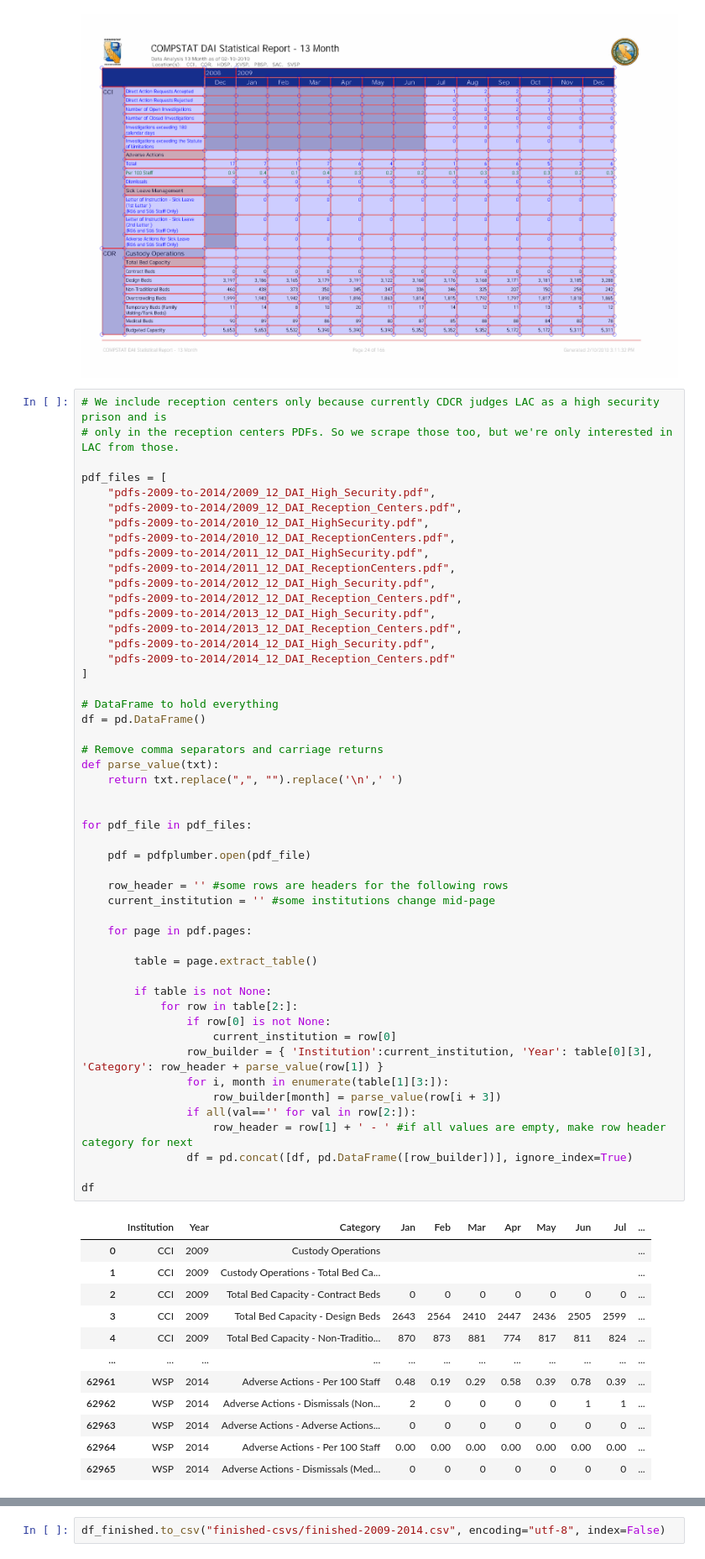
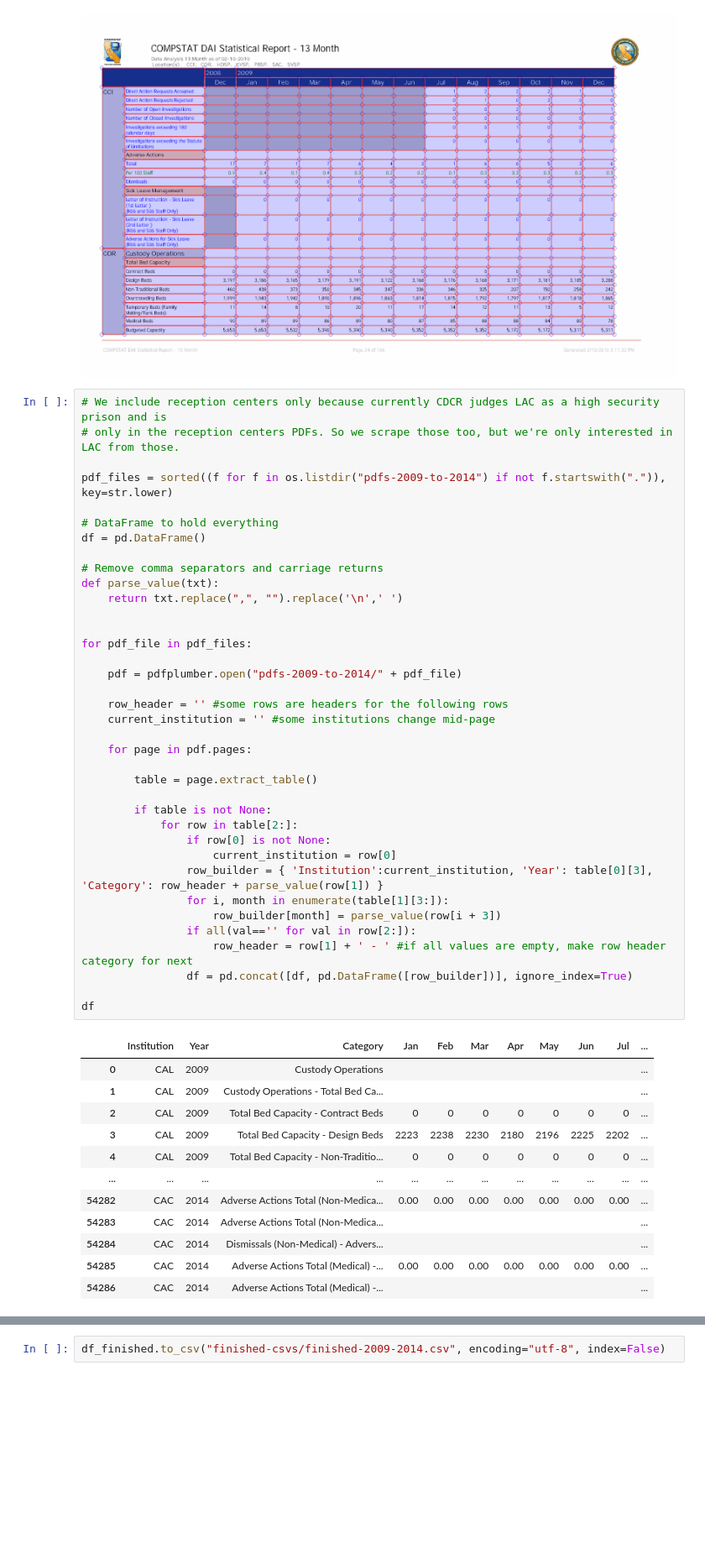
Before and after one commit to jrue/CDCR-Use-Of-Force-2009-2023, a Jupyter notebook: scrape-pdf-2009-2014.ipynb, the cells around one changed output, grey strips where cells are left out. Shown: that part at 84% size. Cells and saved outputs as stored; diff of their text form; blank space fills up the shorter version.

```diff
--- a/scrape-pdf-2009-2014.ipynb
+++ b/scrape-pdf-2009-2014.ipynb
@@ -19,62 +20,49 @@ image.reset().debug_tablefinder()
 # We include reception centers only because currently CDCR judges LAC as a high security prison and is
 # only in the reception centers PDFs. So we scrape those too, but we're only interested in LAC from those.
 
-pdf_files = [
-    "pdfs-2009-to-2014/2009_12_DAI_High_Security.pdf",
-    "pdfs-2009-to-2014/2009_12_DAI_Reception_Centers.pdf",
-    "pdfs-2009-to-2014/2010_12_DAI_HighSecurity.pdf",
-    "pdfs-2009-to-2014/2010_12_DAI_ReceptionCenters.pdf",
-    "pdfs-2009-to-2014/2011_12_DAI_HighSecurity.pdf",
-    "pdfs-2009-to-2014/2011_12_DAI_ReceptionCenters.pdf",
-    "pdfs-2009-to-2014/2012_12_DAI_High_Security.pdf",
-    "pdfs-2009-to-2014/2012_12_DAI_Reception_Centers.pdf",
-    "pdfs-2009-to-2014/2013_12_DAI_High_Security.pdf",
-    "pdfs-2009-to-2014/2013_12_DAI_Reception_Centers.pdf",
-    "pdfs-2009-to-2014/2014_12_DAI_High_Security.pdf",
-    "pdfs-2009-to-2014/2014_12_DAI_Reception_Centers.pdf"
-]
+pdf_files = sorted((f for f in os.listdir("pdfs-2009-to-2014") if not f.startswith(".")), key=str.lower)
 
 # DataFrame to hold everything
 df = pd.DataFrame()
 
 # Remove comma separators and carriage returns
 def parse_value(txt):
     return txt.replace(",", "").replace('\n',' ')
 
 
 for pdf_file in pdf_files:
 
-    pdf = pdfplumber.open(pdf_file)
+    pdf = pdfplumber.open("pdfs-2009-to-2014/" + pdf_file)
 
     row_header = '' #some rows are headers for the following rows
     current_institution = '' #some institutions change mid-page
 
     for page in pdf.pages:
 
         table = page.extract_table()
 
         if table is not None:
             for row in table[2:]:
                 if row[0] is not None:
                     current_institution = row[0]
                 row_builder = { 'Institution':current_institution, 'Year': table[0][3], 'Category': row_header + parse_value(row[1]) }
                 for i, month in enumerate(table[1][3:]):
                     row_builder[month] = parse_value(row[i + 3])
                 if all(val=='' for val in row[2:]):
                     row_header = row[1] + ' - ' #if all values are empty, make row header category for next
                 df = pd.concat([df, pd.DataFrame([row_builder])], ignore_index=True)
 
 df
 # %% [output]
 |  | Institution | Year | Category | Jan | Feb | Mar | Apr | May | Jun | Jul | ... |
-| 0 | CCI | 2009 | Custody Operations |  |  |  |  |  |  |  | ... |
-| 1 | CCI | 2009 | Custody Operations - Total Bed Ca... |  |  |  |  |  |  |  | ... |
-| 2 | CCI | 2009 | Total Bed Capacity - Contract Beds | 0 | 0 | 0 | 0 | 0 | 0 | 0 | ... |
-| 3 | CCI | 2009 | Total Bed Capacity - Design Beds | 2643 | 2564 | 2410 | 2447 | 2436 | 2505 | 2599 | ... |
-| 4 | CCI | 2009 | Total Bed Capacity - Non-Traditio... | 870 | 873 | 881 | 774 | 817 | 811 | 824 | ... |
+| 0 | CAL | 2009 | Custody Operations |  |  |  |  |  |  |  | ... |
+| 1 | CAL | 2009 | Custody Operations - Total Bed Ca... |  |  |  |  |  |  |  | ... |
+| 2 | CAL | 2009 | Total Bed Capacity - Contract Beds | 0 | 0 | 0 | 0 | 0 | 0 | 0 | ... |
+| 3 | CAL | 2009 | Total Bed Capacity - Design Beds | 2223 | 2238 | 2230 | 2180 | 2196 | 2225 | 2202 | ... |
+| 4 | CAL | 2009 | Total Bed Capacity - Non-Traditio... | 0 | 0 | 0 | 0 | 0 | 0 | 0 | ... |
 | ... | ... | ... | ... | ... | ... | ... | ... | ... | ... | ... | ... |
-| 62961 | WSP | 2014 | Adverse Actions - Per 100 Staff | 0.48 | 0.19 | 0.29 | 0.58 | 0.39 | 0.78 | 0.39 | ... |
-| 62962 | WSP | 2014 | Adverse Actions - Dismissals (Non... | 2 | 0 | 0 | 0 | 0 | 1 | 1 | ... |
-| 62963 | WSP | 2014 | Adverse Actions - Adverse Actions... | 0 | 0 | 0 | 0 | 0 | 0 | 0 | ... |
-| 62964 | WSP | 2014 | Adverse Actions - Per 100 Staff | 0.00 | 0.00 | 0.00 | 0.00 | 0.00 | 0.00 | 0.00 | ... |
-| 62965 | WSP | 2014 | Adverse Actions - Dismissals (Med... | 0 | 0 | 0 | 0 | 0 | 0 | 0 | ... |
+| 54282 | CAC | 2014 | Adverse Actions Total (Non-Medica... | 0.00 | 0.00 | 0.00 | 0.00 | 0.00 | 0.00 | 0.00 | ... |
+| 54283 | CAC | 2014 | Adverse Actions Total (Non-Medica... |  |  |  |  |  |  |  | ... |
+| 54284 | CAC | 2014 | Dismissals (Non-Medical) - Advers... |  |  |  |  |  |  |  | ... |
+| 54285 | CAC | 2014 | Adverse Actions Total (Medical) -... | 0.00 | 0.00 | 0.00 | 0.00 | 0.00 | 0.00 | 0.00 | ... |
+| 54286 | CAC | 2014 | Adverse Actions Total (Medical) -... |  |  |  |  |  |  |  | ... |
```
Also changed, not shown: parts of 6 cells of this notebook, 16 other files.
